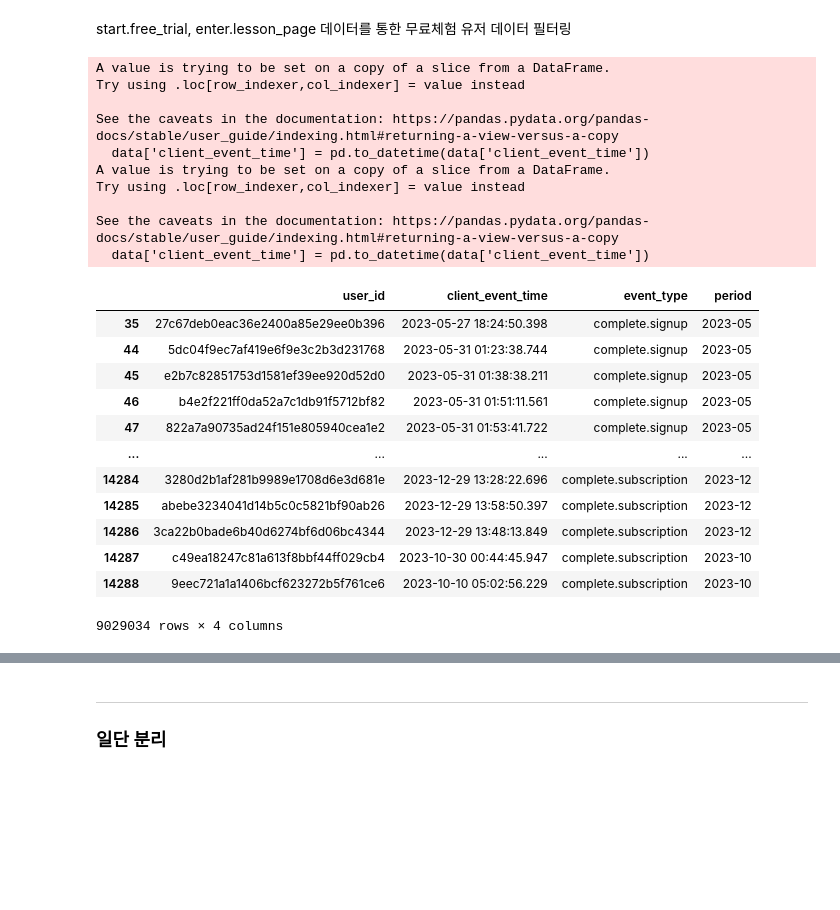
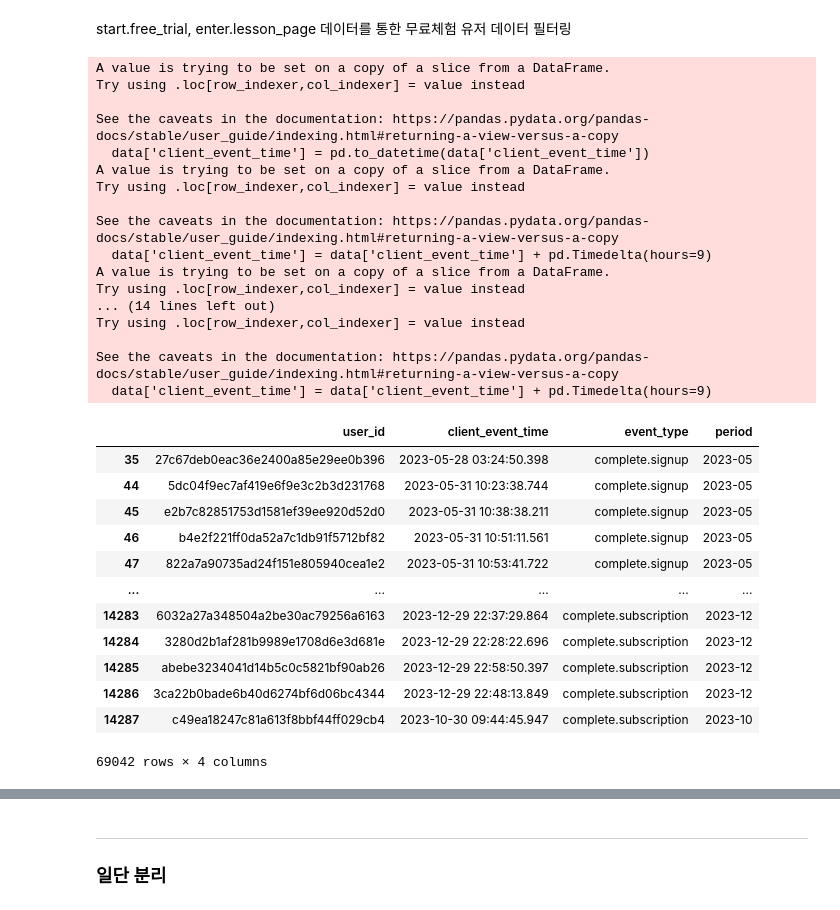
Before and after one commit to saeraniren/intermediate_project, a Jupyter notebook: lwc_main.ipynb, the cells around one changed output, grey strips where cells are left out. Cells and saved outputs as stored; diff of their text form; code cells hidden in the pictures; blank space fills up the shorter version.

```diff
--- a/lwc_main.ipynb
+++ b/lwc_main.ipynb
@@ -659,13 +660,15 @@ def change_period(data):
 
 # groupby 함수
 def groupby(data):
+    # 유료 사용자를 기준으로 집계
     data = data.groupby('period').agg(
-    total_paid_amount = ('paid_amount', 'sum'),
-    total_user = ('user_id', 'count'),
-    one_month_plan_user = ('paid_amount', lambda x: (x.isin([15920])).sum()),
-    three_month_plan_user = ('paid_amount', lambda x: (x.isin([42960])).sum()),
-    one_year_plan_user = ('paid_amount', lambda x: (x.isin([131600])).sum()),
-    promotion_plan_user = ('paid_amount', lambda x: (x.isin([79200, 95520, 95200, 91200, 87200, 83200])).sum())
+        total_paid_amount = ('paid_amount', 'sum'),  # 총 유료 금액
+        total_count = ('user_id', 'count'),  # 전체 결제 건 수
+        total_user = ('user_id', 'nunique'), # 전체 유저 수
+        one_month_plan_user = ('paid_amount', lambda x: (x.isin([15920])).sum()),  # 1개월 플랜 사용자
+        three_month_plan_user = ('paid_amount', lambda x: (x.isin([42960])).sum()),  # 3개월 플랜 사용자
+        one_year_plan_user = ('paid_amount', lambda x: (x.isin([131600])).sum()),  # 1년 플랜 사용자
+        promotion_plan_user = ('paid_amount', lambda x: (x.isin([79200, 95520, 95200, 91200, 87200, 83200])).sum()),  # 프로모션 플랜 사용자
     )
     return data
 # %%
@@ -940,61 +957,78 @@ for data in [complete_signup_df, enter_lesson_page_df, complete_subscription_df]
     # 필요한 컬럼 가져오기
     if 'is_trial' in data.columns:
         data = data[['user_id', 'client_event_time', 'event_type', 'is_trial']]
-    data = data[['user_id', 'client_event_time', 'event_type']]
+    else:
+        data = data[['user_id', 'client_event_time', 'event_type']]
 
     # 데이터 타입 변환
     data['client_event_time'] = pd.to_datetime(data['client_event_time'])
+
+    # 한국 시간으로 변환
+    data['client_event_time'] = data['client_event_time'] + pd.Timedelta(hours=9)
 
     # start.free_trial의 마지막 데이터를 기준으로 시간 필터링
     data = data[data['client_event_time'] > '2023-05-01']
 
     # enter.lesson_page 데이터에서 조건에 맞는 데이터 필터링
-    if 'enter.lesson_page' in data['event_type']:
+    if data['event_type'].isin(['enter.lesson_page']).any():
 
         # is_trial이 notnull이고, 그 값이 True인 값 필터링
         data = data[(data['is_trial'].notnull()) & (data['is_trial'] == True)]
 
-        data = data.drop(labels='is_trial')
+        # is_trial 컬럼 삭제
+        data = data.drop(labels='is_trial', axis=1)
 
         # 작업이 완료된 데이터 중 user_id가 겹치는 내용이 있을 경우 first값을 반환
         data = data.drop_duplicates(subset='user_id', keep='first')
 
     # complete.subscription 중 user_id가  겹치는 내용이 있을 경우 first값을 반환
-    if 'complete.subscription' in data['event_type']:
+    if data['event_type'].isin(['complete.subscription']).any():
         data = data.drop_duplicates(subset='user_id', keep='first')
 
     # period 컬럼 및 데이터 추가
     data['period'] = data['client_event_time'].dt.to_period('M')
 
     # 임시 리스트에 데이터 append
     temp_list.append(data)
 
 # 데이터 concat
-arpu_concat_df = pd.concat(temp_list, axis=0)
+for_arpu_concat_df = pd.concat(temp_list, axis=0)
+
+# concat한 데이터를 user_id, client_event_time, period를 기준으로 groupby후 event_type 표기
+# groupby시 공통으로 묶인 데이터가 오름차순으로 정렬됨
+# 차후 작업의 유용성을 위해 reset_index()를 통한 인덱스 초기화
+for_arpu_groupby = for_arpu_concat_df.groupby(['user_id', 'client_event_time', 'period'])[['event_type']].sum().reset_index()
 
 # 데이터 확인
-arpu_concat_df
+display(for_arpu_concat_df)
 # %% [output]
 A value is trying to be set on a copy of a slice from a DataFrame.
 Try using .loc[row_indexer,col_indexer] = value instead
 
 See the caveats in the documentation: https://pandas.pydata.org/pandas-docs/stable/user_guide/indexing.html#returning-a-view-versus-a-copy
   data['client_event_time'] = pd.to_datetime(data['client_event_time'])
 A value is trying to be set on a copy of a slice from a DataFrame.
 Try using .loc[row_indexer,col_indexer] = value instead
 
 See the caveats in the documentation: https://pandas.pydata.org/pandas-docs/stable/user_guide/indexing.html#returning-a-view-versus-a-copy
-  data['client_event_time'] = pd.to_datetime(data['client_event_time'])
+  data['client_event_time'] = data['client_event_time'] + pd.Timedelta(hours=9)
+A value is trying to be set on a copy of a slice from a DataFrame.
+Try using .loc[row_indexer,col_indexer] = value instead
+... (14 lines left out)
+Try using .loc[row_indexer,col_indexer] = value instead
+
+See the caveats in the documentation: https://pandas.pydata.org/pandas-docs/stable/user_guide/indexing.html#returning-a-view-versus-a-copy
+  data['client_event_time'] = data['client_event_time'] + pd.Timedelta(hours=9)
 |  | user_id | client_event_time | event_type | period |
-| 35 | 27c67deb0eac36e2400a85e29ee0b396 | 2023-05-27 18:24:50.398 | complete.signup | 2023-05 |
-| 44 | 5dc04f9ec7af419e6f9e3c2b3d231768 | 2023-05-31 01:23:38.744 | complete.signup | 2023-05 |
-| 45 | e2b7c82851753d1581ef39ee920d52d0 | 2023-05-31 01:38:38.211 | complete.signup | 2023-05 |
-| 46 | b4e2f221ff0da52a7c1db91f5712bf82 | 2023-05-31 01:51:11.561 | complete.signup | 2023-05 |
-| 47 | 822a7a90735ad24f151e805940cea1e2 | 2023-05-31 01:53:41.722 | complete.signup | 2023-05 |
+| 35 | 27c67deb0eac36e2400a85e29ee0b396 | 2023-05-28 03:24:50.398 | complete.signup | 2023-05 |
+| 44 | 5dc04f9ec7af419e6f9e3c2b3d231768 | 2023-05-31 10:23:38.744 | complete.signup | 2023-05 |
+| 45 | e2b7c82851753d1581ef39ee920d52d0 | 2023-05-31 10:38:38.211 | complete.signup | 2023-05 |
+| 46 | b4e2f221ff0da52a7c1db91f5712bf82 | 2023-05-31 10:51:11.561 | complete.signup | 2023-05 |
+| 47 | 822a7a90735ad24f151e805940cea1e2 | 2023-05-31 10:53:41.722 | complete.signup | 2023-05 |
 | ... | ... | ... | ... | ... |
-| 14284 | 3280d2b1af281b9989e1708d6e3d681e | 2023-12-29 13:28:22.696 | complete.subscription | 2023-12 |
-| 14285 | abebe3234041d14b5c0c5821bf90ab26 | 2023-12-29 13:58:50.397 | complete.subscription | 2023-12 |
-| 14286 | 3ca22b0bade6b40d6274bf6d06bc4344 | 2023-12-29 13:48:13.849 | complete.subscription | 2023-12 |
-| 14287 | c49ea18247c81a613f8bbf44ff029cb4 | 2023-10-30 00:44:45.947 | complete.subscription | 2023-10 |
-| 14288 | 9eec721a1a1406bcf623272b5f761ce6 | 2023-10-10 05:02:56.229 | complete.subscription | 2023-10 |
+| 14283 | 6032a27a348504a2be30ac79256a6163 | 2023-12-29 22:37:29.864 | complete.subscription | 2023-12 |
+| 14284 | 3280d2b1af281b9989e1708d6e3d681e | 2023-12-29 22:28:22.696 | complete.subscription | 2023-12 |
+| 14285 | abebe3234041d14b5c0c5821bf90ab26 | 2023-12-29 22:58:50.397 | complete.subscription | 2023-12 |
+| 14286 | 3ca22b0bade6b40d6274bf6d06bc4344 | 2023-12-29 22:48:13.849 | complete.subscription | 2023-12 |
+| 14287 | c49ea18247c81a613f8bbf44ff029cb4 | 2023-10-30 09:44:45.947 | complete.subscription | 2023-10 |
-9029034 rows × 4 columns
+69042 rows × 4 columns
```
Also changed, not shown: parts of 21 cells of this notebook.
